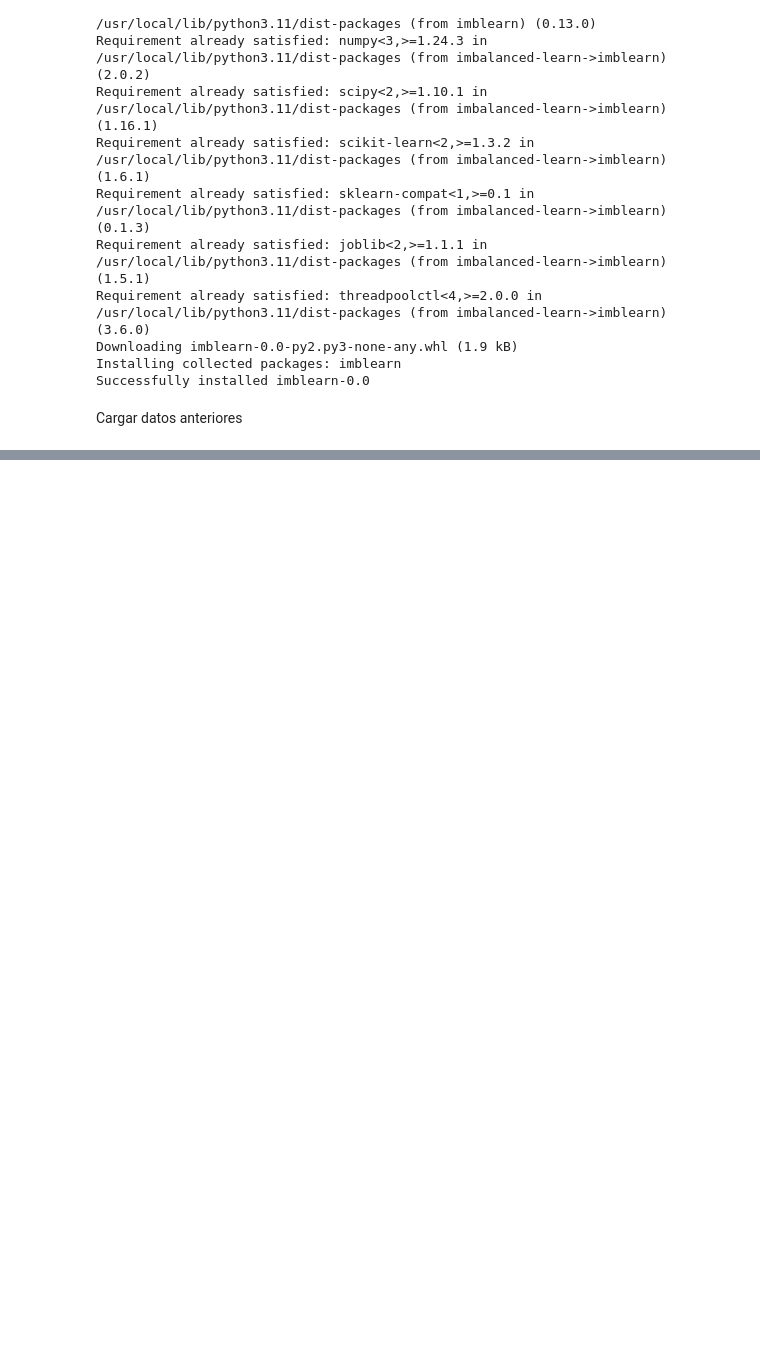
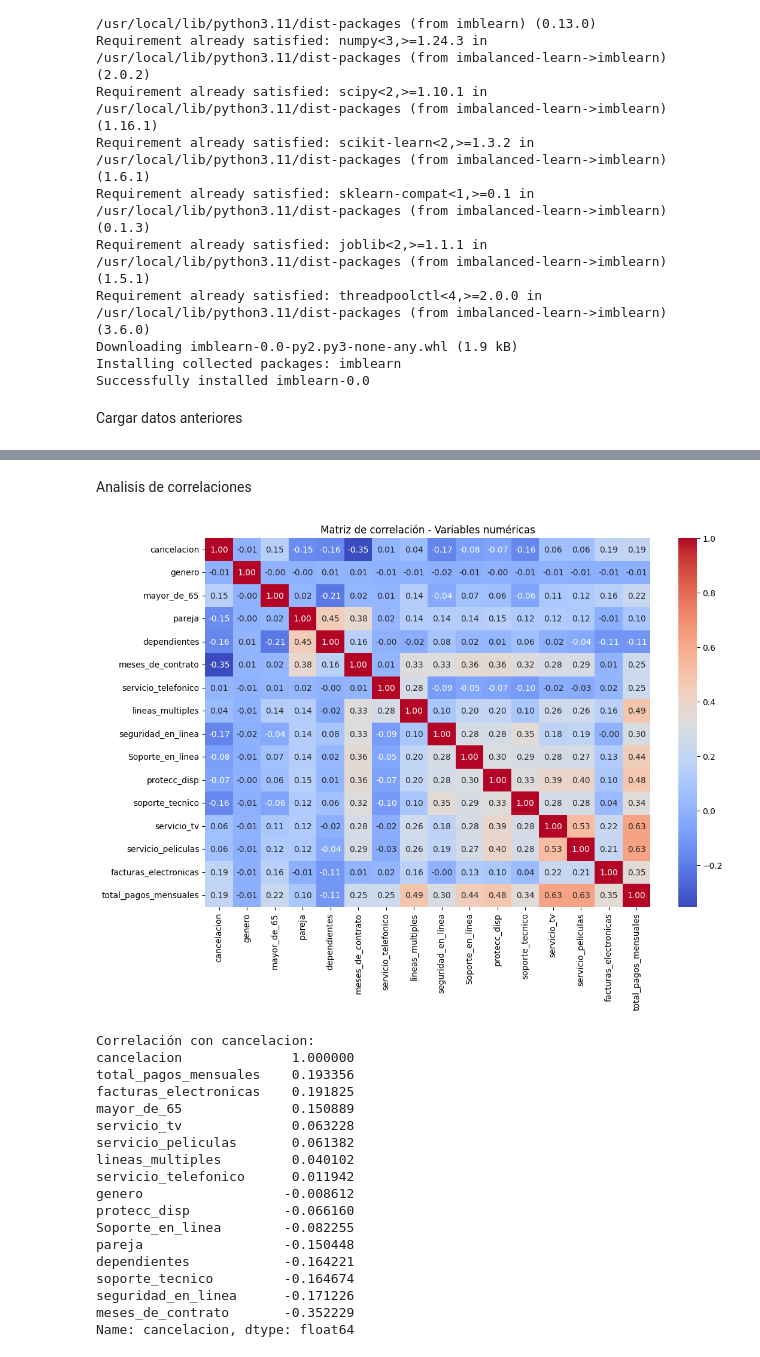
Before and after one commit to PRsant90/Challenge_datos_2_parte_2, a Jupyter notebook: Telecomx_parte_2.ipynb, the cells around one changed output, grey strips where cells are left out. Drawn from its saved outputs; the diff is of its cells as text; code cells hidden in the pictures; blank space fills up the shorter version.

```diff
--- a/Telecomx_parte_2.ipynb
+++ b/Telecomx_parte_2.ipynb
@@ -45,0 +156,38 @@ df.head()
+# %% [markdown]
+Analisis de correlaciones
+# %%
+# 1) Seleccionar solo columnas numéricas
+df_num = df.select_dtypes(include=['int64', 'float64'])
+
+# 2) Calcular correlación
+corr = df_num.corr()
+
+# 3) Visualizar matriz completa
+plt.figure(figsize=(12,8))
+sns.heatmap(corr, annot=True, fmt=".2f", cmap="coolwarm", cbar=True)
+plt.title("Matriz de correlación - Variables numéricas")
+plt.show()
+
+# 4) Ver correlación de cada variable con 'cancelacion'
+print("Correlación con cancelacion:")
+print(corr['cancelacion'].sort_values(ascending=False))
+# %% [output]
+[figure, added]
+Correlación con cancelacion:
+cancelacion              1.000000
+total_pagos_mensuales    0.193356
+facturas_electronicas    0.191825
+mayor_de_65              0.150889
+servicio_tv              0.063228
+servicio_peliculas       0.061382
+lineas_multiples         0.040102
+servicio_telefonico      0.011942
+genero                  -0.008612
+protecc_disp            -0.066160
+Soporte_en_linea        -0.082255
+pareja                  -0.150448
+dependientes            -0.164221
+soporte_tecnico         -0.164674
+seguridad_en_linea      -0.171226
+meses_de_contrato       -0.352229
+Name: cancelacion, dtype: float64
```
Also changed, not shown: parts of 10 cells of this notebook.
